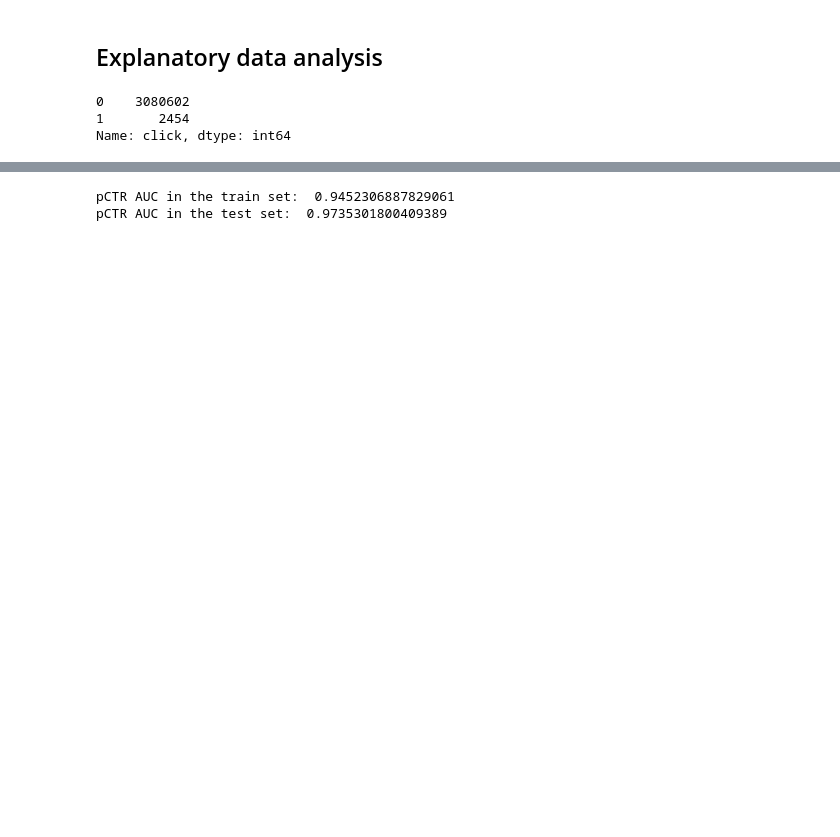
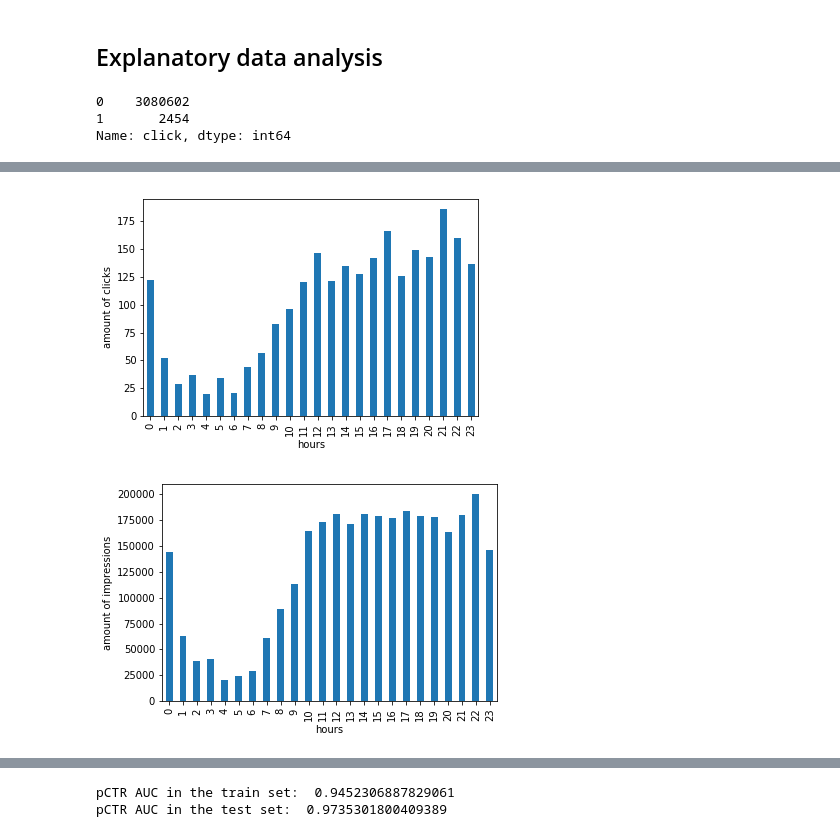
Before and after one commit to aynetdia/Budget_Constrained_Bidding, a Jupyter notebook: Tutorial.ipynb, the cells around one changed output, grey strips where cells are left out. Saved outputs shown, nothing was run; the diff lists cells and outputs as text; code cells hidden in the pictures; blank space fills up the shorter version.

```diff
--- a/Tutorial.ipynb
+++ b/Tutorial.ipynb
@@ -354,0 +388,19 @@ the mean payprice for unclick is: 68.87521789572298
+# %%
+# amount of impressions group by hours
+
+
+plt.figure(1)
+df_bid_train[df_bid_train['click']==1].hour.value_counts().sort_index(axis=0,  kind='quicksort').plot(kind='bar')
+plt.ylabel('amount of clicks')
+plt.xlabel('hours')
+plt.figure(2)
+df_bid_train[df_bid_train['click']==0].hour.value_counts().sort_index(axis=0,  kind='quicksort').plot(kind='bar')
+plt.ylabel('amount of impressions')
+plt.xlabel('hours')
+
+plt.show()
+
+# the click amount rises and falls among time obviously， for example at 12 ,17 and 21 o'clock, user are more active to click the ads
+# %% [output]
+[figure, added]
+[figure, added]
```
Also changed, not shown: parts of 73 cells of this notebook, 6 other files.
